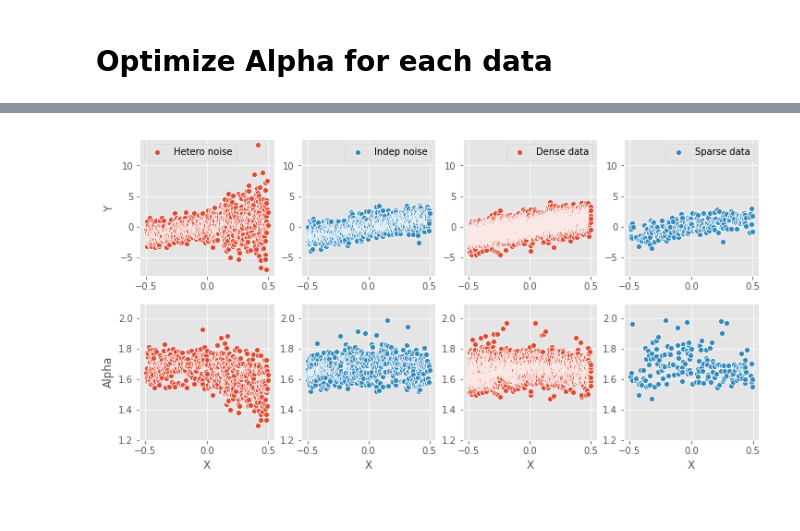
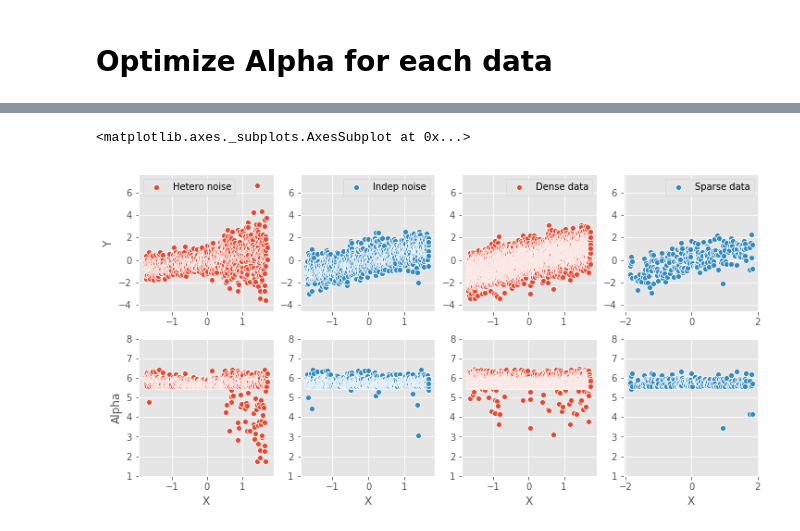
Before and after one commit to Kenta426/heteroscedastic_robust_regression, a Jupyter notebook: notebook/sparse-no-outliers.ipynb, the cells around one changed output, grey strips where cells are left out. Drawn from its saved outputs; the diff is of its cells as text; code cells hidden in the pictures.

```diff
--- a/notebook/sparse-no-outliers.ipynb
+++ b/notebook/sparse-no-outliers.ipynb
@@ -71,6 +74,9 @@ def generate_delta_noise(n:int, x_range:list, delta=10, rate=0.01, beta1=3, beta
     idx = np.random.choice(int(n/5), int(n*rate), replace=False)
     noise[idx]= True
     Y[noise] = npr.normal(beta1*(X[noise]+delta)+beta0)
+    X = scaler(X)
+    Y = scaler(Y)
+
     return X, Y, noise
 # %% [markdown]
 # Heteroskedastic data
@@ -518,6 +520,6 @@ sns.scatterplot(x.data.numpy()[noise_dense], np.exp(alpha_hat_dense)[noise_dense
 # %%
-X_hat_dense = x.data.numpy()[alpha_hat_dense<2]
-noise_dense_hat = noise_dense[alpha_hat_dense<2]
-scale_hat_dense = scale_hat_dense[alpha_hat_dense<2]
-alpha_hat_dense = alpha_hat_dense[alpha_hat_dense<2]
+# X_hat_dense = x.data.numpy()[alpha_hat_dense<2]
+# noise_dense_hat = noise_dense[alpha_hat_dense<2]
+# scale_hat_dense = scale_hat_dense[alpha_hat_dense<2]
+# alpha_hat_dense = alpha_hat_dense[alpha_hat_dense<2]
 # %%
@@ -707,9 +702,0 @@ sns.scatterplot(x.data.numpy()[noise_hetero], np.exp(alpha_hat_hetero)[noise_het
-# %%
-X_hat_hetero = x.data.numpy()[alpha_hat_hetero<2]
-noise_hetero_hat = noise_hetero[alpha_hat_hetero<2]
-scale_hat_hetero = scale_hat_hetero[alpha_hat_hetero<2]
-alpha_hat_hetero = alpha_hat_hetero[alpha_hat_hetero<2]
-
-plt.figure(0, figsize=(4,4))
-sns.scatterplot(X_hat_hetero, alpha_hat_hetero)
-sns.scatterplot(X_hat_hetero[noise_hetero_hat], alpha_hat_hetero[noise_hetero_hat])
@@ -719,46 +703,47 @@ sns.scatterplot(X_hat_hetero[noise_hetero_hat], alpha_hat_hetero[noise_hetero_ha
 # %%
 fig, ax = plt.subplots(2, 4, figsize=(12,6))
 ax[0][0].set_ylabel('Y')
 ax[0][0].set_ylim([min(y_hetero)-1, max(y_hetero)+1])
 sns.scatterplot(x_hetero, y_hetero, label='Hetero noise', color=palette[0], ax=ax[0][0])
-sns.scatterplot(x_hetero[noise_hetero], y_hetero[noise_hetero], label='Outlier', color=palette[2], ax=ax[0][0])
+# sns.scatterplot(x_hetero[noise_hetero], y_hetero[noise_hetero], label='Outlier', color=palette[2], ax=ax[0][0])
 
 ax[0][1].set_ylim([min(y_hetero)-1, max(y_hetero)+1])
 sns.scatterplot(x_indep, y_indep, label='Indep noise', color=palette[1], ax=ax[0][1])
-sns.scatterplot(x_indep[noise_indep], y_indep[noise_indep], label='Outlier', color=palette[2], ax=ax[0][1])
+# sns.scatterplot(x_indep[noise_indep], y_indep[noise_indep], label='Outlier', color=palette[2], ax=ax[0][1])
 
 ax[0][2].set_ylim([min(y_hetero)-1, max(y_hetero)+1])
 sns.scatterplot(x_dense, y_dense, label='Dense data', color=palette[0], ax=ax[0][2])
-sns.scatterplot(x_dense[noise_dense], y_dense[noise_dense], label='Outlier', color=palette[2], ax=ax[0][2])
+# sns.scatterplot(x_dense[noise_dense], y_dense[noise_dense], label='Outlier', color=palette[2], ax=ax[0][2])
 
 ax[0][3].set_ylim([min(y_hetero)-1, max(y_hetero)+1])
 sns.scatterplot(x_sparse, y_sparse, label='Sparse data', color=palette[1], ax=ax[0][3])
-sns.scatterplot(x_sparse[noise_sparse], y_sparse[noise_sparse], label='Outlier', color=palette[2], ax=ax[0][3])
+# sns.scatterplot(x_sparse[noise_sparse], y_sparse[noise_sparse], label='Outlier', color=palette[2], ax=ax[0][3])
 
 ax[1][0].set_ylabel('Alpha')
 ax[1][0].set_xlabel('X')
-ax[1][0].set_ylim([1.2, 2.1])
-sns.scatterplot(X_hat_hetero, alpha_hat_hetero, color=palette[0], ax=ax[1][0])
-sns.scatterplot(X_hat_hetero[noise_hetero_hat], alpha_hat_hetero[noise_hetero_hat], color=palette[2], ax=ax[1][0])
+ax[1][0].set_ylim([1, 8])
+sns.scatterplot(x_hetero, alpha_hat_hetero, color=palette[0], ax=ax[1][0])
+# sns.scatterplot(X_hat_hetero[noise_hetero_hat], alpha_hat_hetero[noise_hetero_hat], color=palette[2], ax=ax[1][0])
 
-ax[1][1].set_ylim([1.2, 2.1])
+ax[1][1].set_ylim([1, 8])
 ax[1][1].set_xlabel('X')
-sns.scatterplot(X_hat_indep, alpha_hat_indep, color=palette[1], ax=ax[1][1])
-sns.scatterplot(X_hat_indep[noise_indep_hat], alpha_hat_indep[noise_indep_hat], color=palette[2], ax=ax[1][1])
+sns.scatterplot(x_indep, alpha_hat_indep, color=palette[1], ax=ax[1][1])
+# sns.scatterplot(X_hat_indep[noise_indep_hat], alpha_hat_indep[noise_indep_hat], color=palette[2], ax=ax[1][1])
 
-ax[1][2].set_ylim([1.2, 2.1])
+ax[1][2].set_ylim([1, 8])
 ax[1][2].set_xlabel('X')
-sns.scatterplot(X_hat_dense, alpha_hat_dense, color=palette[0], ax=ax[1][2])
-sns.scatterplot(X_hat_dense[noise_dense_hat], alpha_hat_dense[noise_dense_hat], color=palette[2], ax=ax[1][2])
+sns.scatterplot(x_dense, alpha_hat_dense, color=palette[0], ax=ax[1][2])
+# sns.scatterplot(X_hat_dense[noise_dense_hat], alpha_hat_dense[noise_dense_hat], color=palette[2], ax=ax[1][2])
 
-ax[1][3].set_ylim([1.2, 2.1])
+ax[1][3].set_ylim([1, 8])
 ax[1][3].set_xlabel('X')
-sns.scatterplot(X_hat_sparse, alpha_hat_sparse, color=palette[1], ax=ax[1][3])
-sns.scatterplot(X_hat_sparse[noise_sparse_hat], alpha_hat_sparse[noise_sparse_hat], color=palette[2], ax=ax[1][3])
-
-plt.savefig('non_param_alpha_wo_outlier.png')
+sns.scatterplot(x_sparse, alpha_hat_sparse, color=palette[1], ax=ax[1][3])
+# sns.scatterplot(X_hat_sparse[noise_sparse_hat], alpha_hat_sparse[noise_sparse_hat], color=palette[2], ax=ax[1][3])
+#
+# plt.savefig('non_param_alpha_wo_outlier.png')
 # %% [output]
+<matplotlib.axes._subplots.AxesSubplot at 0x...>
-[figure, old version]
+[figure, new version]
 # %%
 fig, ax = plt.subplots(2, 4, figsize=(12,6))
 ax[0][0].set_ylabel('Y')
```
Also changed, not shown: parts of 34 cells of this notebook, 5 other files.
